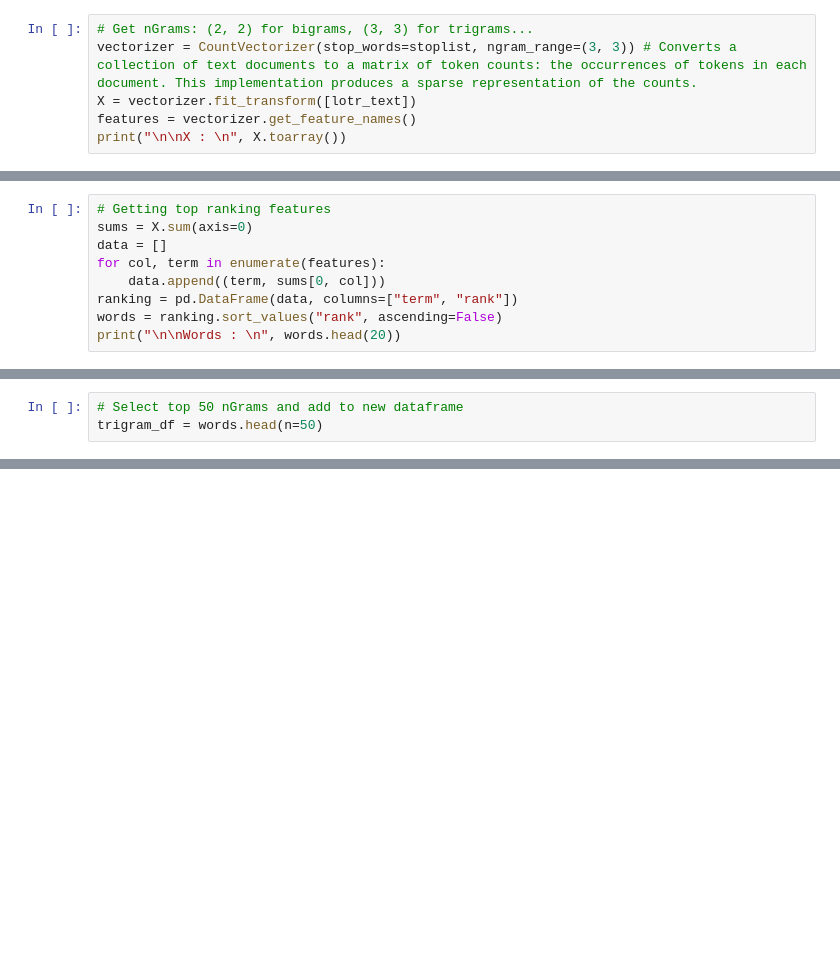
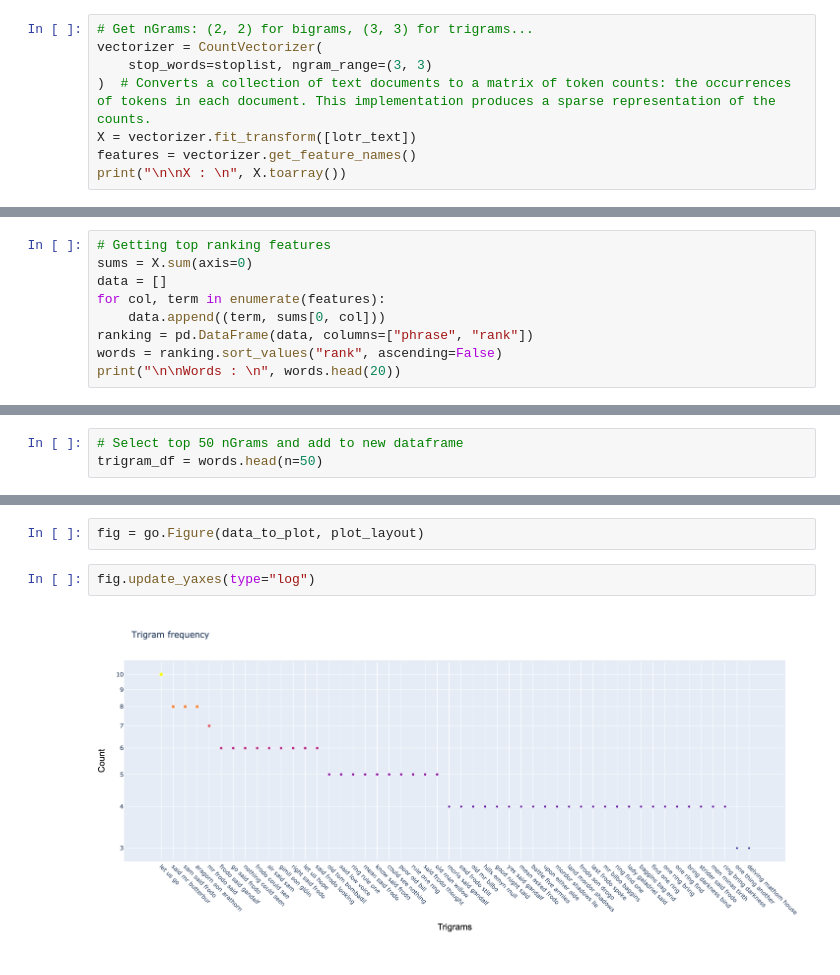
Before and after one commit to DMVance/lotr_nlp, a Jupyter notebook: lotr.ipynb, the cells around one changed output, grey strips where cells are left out. Cells and saved outputs as stored; diff of their text form; blank space fills up the shorter version.

```diff
--- a/lotr.ipynb
+++ b/lotr.ipynb
@@ -78,7 +77,9 @@ stoplist = stopwords.words("english")
 [nltk_data]   Package stopwords is already up-to-date!
 # %%
 # Get nGrams: (2, 2) for bigrams, (3, 3) for trigrams...
-vectorizer = CountVectorizer(stop_words=stoplist, ngram_range=(3, 3)) # Converts a collection of text documents to a matrix of token counts: the occurrences of tokens in each document. This implementation produces a sparse representation of the counts.
+vectorizer = CountVectorizer(
+    stop_words=stoplist, ngram_range=(3, 3)
+)  # Converts a collection of text documents to a matrix of token counts: the occurrences of tokens in each document. This implementation produces a sparse representation of the counts.
 X = vectorizer.fit_transform([lotr_text])
 features = vectorizer.get_feature_names()
 print("\n\nX : \n", X.toarray())
@@ -91,7 +92,7 @@ sums = X.sum(axis=0)
 data = []
 for col, term in enumerate(features):
     data.append((term, sums[0, col]))
-ranking = pd.DataFrame(data, columns=["term", "rank"])
+ranking = pd.DataFrame(data, columns=["phrase", "rank"])
 words = ranking.sort_values("rank", ascending=False)
 print("\n\nWords : \n", words.head(20))
 # %% [output]
@@ -117,0 +161,6 @@ trigram_df = words.head(n=50)
+# %%
+fig = go.Figure(data_to_plot, plot_layout)
+# %%
+fig.update_yaxes(type="log")
+# %% [output]
+[figure, added]
```
Also changed, not shown: parts of 10 cells of this notebook.
